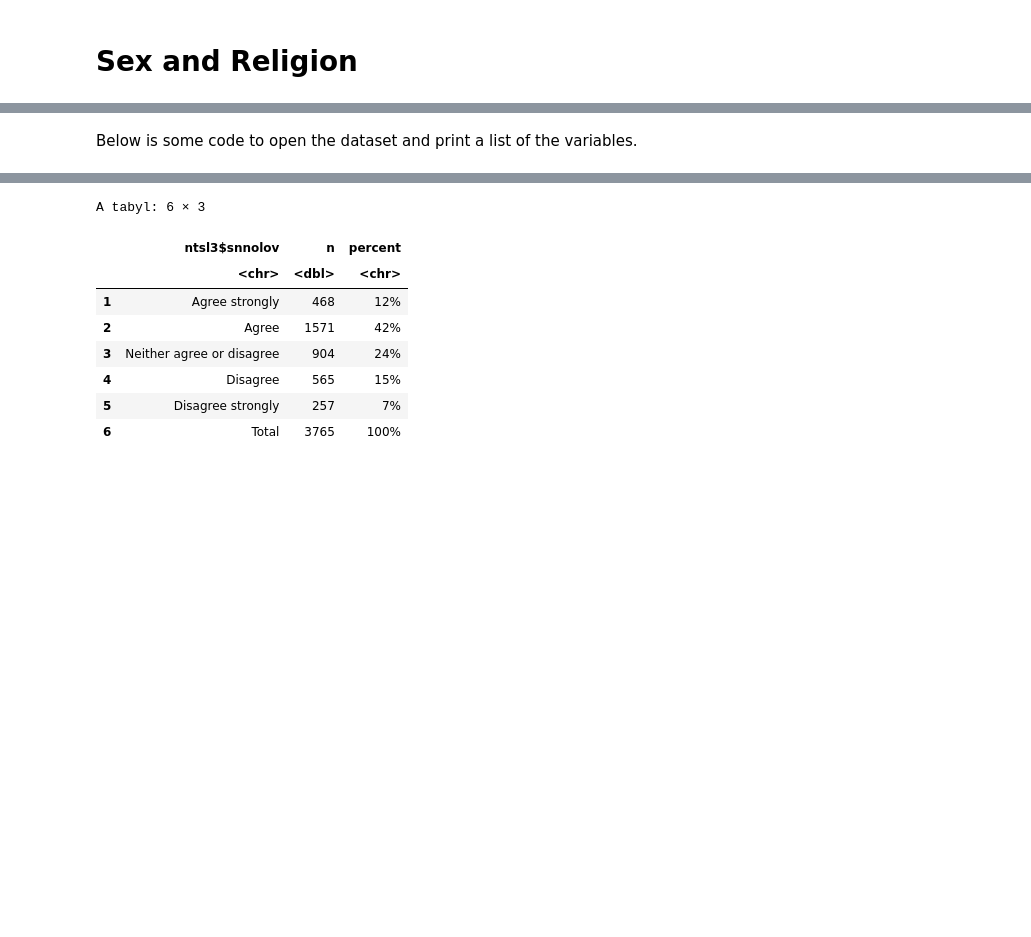
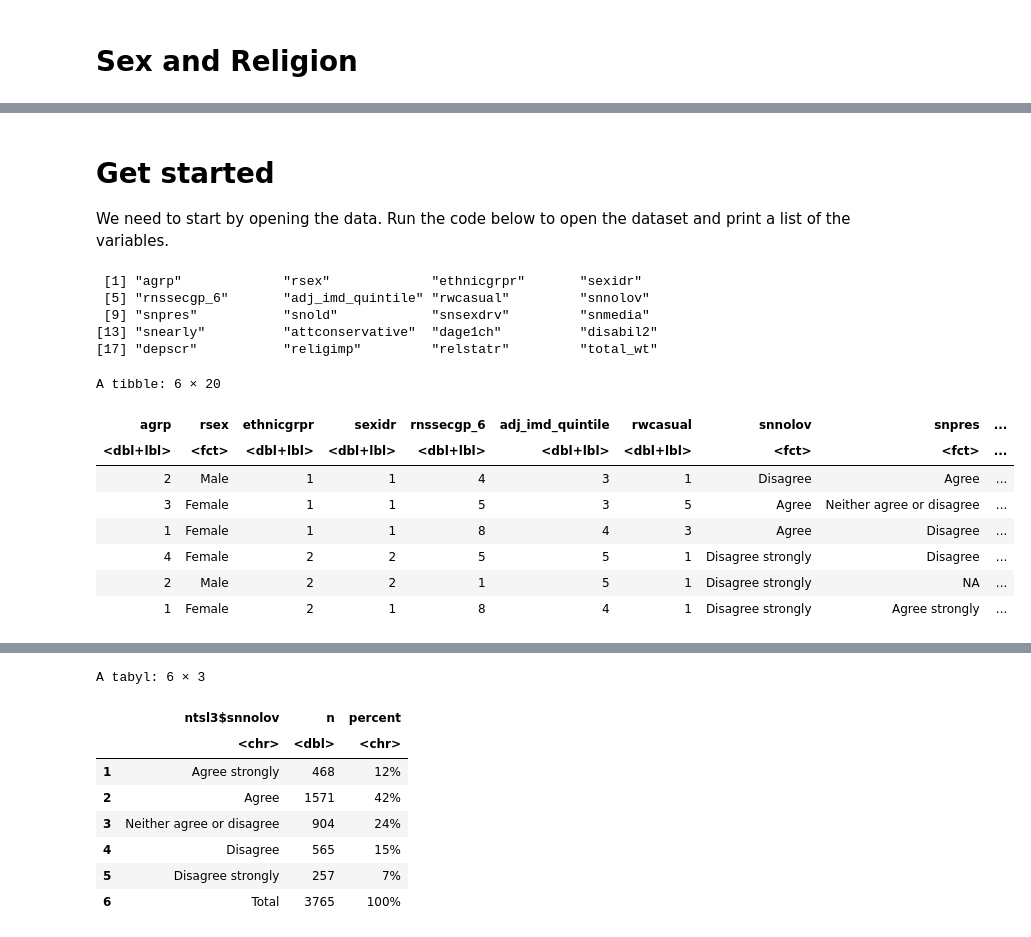
Before and after one commit to JenniferLB/Explore-UKDS-data, a Jupyter notebook: SexReligion.ipynb, the cells around one changed output, grey strips where cells are left out. Drawn from its saved outputs; the diff is of its cells as text; code cells hidden in the pictures; blank space fills up the shorter version.

```diff
--- a/SexReligion.ipynb
+++ b/SexReligion.ipynb
@@ -63,13 +74,36 @@ These attitudinal variables can be analyzed in relation to other cultural and st
 # %% [markdown]
-Below is some code to open the dataset and print a list of the variables.
+# Get started
+
+We need to start by opening the data. Run the code below to open the dataset and print a list of the variables.
 # %%
 setwd("C:/Users/rjpra/OneDrive/Documents/GitHub/Explore-UKDS-data/Data")
 ntsl3 <- haven::read_sav("UKDA-8786-spss/spss/spss25/natsal_3_teaching_open.sav")
-
-#turn into factors
 ntsl3$religimp <- as_factor(ntsl3$religimp)
 ntsl3$snnolov <- as_factor(ntsl3$snnolov)
+ntsl3$snnolov <-recode_factor(ntsl3$snnolov, "Don't know" = NA_character_)
+ntsl3$snpres <- as_factor(ntsl3$snpres)
+ntsl3$snpres <-recode_factor(ntsl3$snpres, "Don't know" = NA_character_)
+ntsl3$snmedia<- as_factor(ntsl3$snmedia)
+ntsl3$snmedia <-recode_factor(ntsl3$snmedia, "Don't know" = NA_character_)
+ntsl3$snearly<- as_factor(ntsl3$snearly)
+ntsl3$snearly <-recode_factor(ntsl3$snearly, "Don't know" = NA_character_)
 
-# deal with missing values
-ntsl3$snnolov <-recode_factor(ntsl3$snnolov, "Don't know" = NA_character_)
+ntsl3$rsex<- as_factor(ntsl3$rsex)
+colnames (ntsl3)
+head(ntsl3)
+# %% [output]
+ [1] "agrp"             "rsex"             "ethnicgrpr"       "sexidr"
+ [5] "rnssecgp_6"       "adj_imd_quintile" "rwcasual"         "snnolov"
+ [9] "snpres"           "snold"            "snsexdrv"         "snmedia"
+[13] "snearly"          "attconservative"  "dage1ch"          "disabil2"
+[17] "depscr"           "religimp"         "relstatr"         "total_wt"
+A tibble: 6 × 20
+| agrp | rsex | ethnicgrpr | sexidr | rnssecgp_6 | adj_imd_quintile | rwcasual | snnolov | snpres | ... |
+| <dbl+lbl> | <fct> | <dbl+lbl> | <dbl+lbl> | <dbl+lbl> | <dbl+lbl> | <dbl+lbl> | <fct> | <fct> | ... |
+| 2 | Male | 1 | 1 | 4 | 3 | 1 | Disagree | Agree | ... |
+| 3 | Female | 1 | 1 | 5 | 3 | 5 | Agree | Neither agree or disagree | ... |
+| 1 | Female | 1 | 1 | 8 | 4 | 3 | Agree | Disagree | ... |
+| 4 | Female | 2 | 2 | 5 | 5 | 1 | Disagree strongly | Disagree | ... |
+| 2 | Male | 2 | 2 | 1 | 5 | 1 | Disagree strongly | NA | ... |
+| 1 | Female | 2 | 1 | 8 | 4 | 1 | Disagree strongly | Agree strongly | ... |
 # %% [markdown]
```
Also changed, not shown: parts of 32 cells of this notebook.
